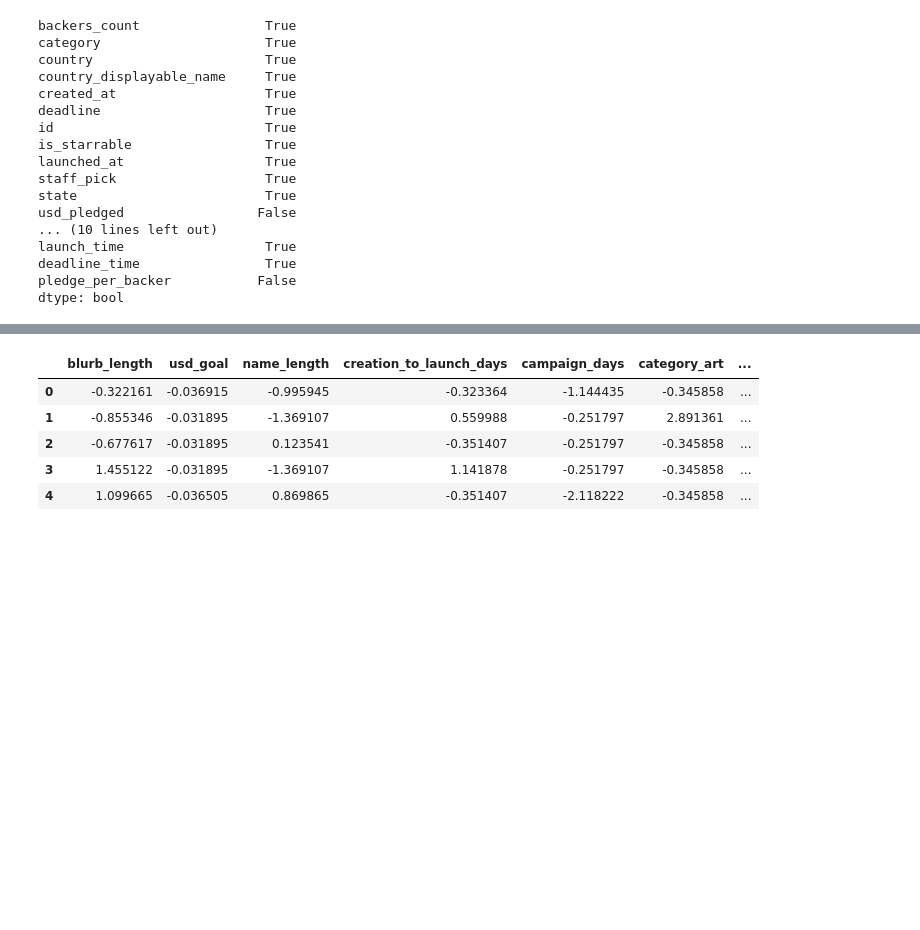
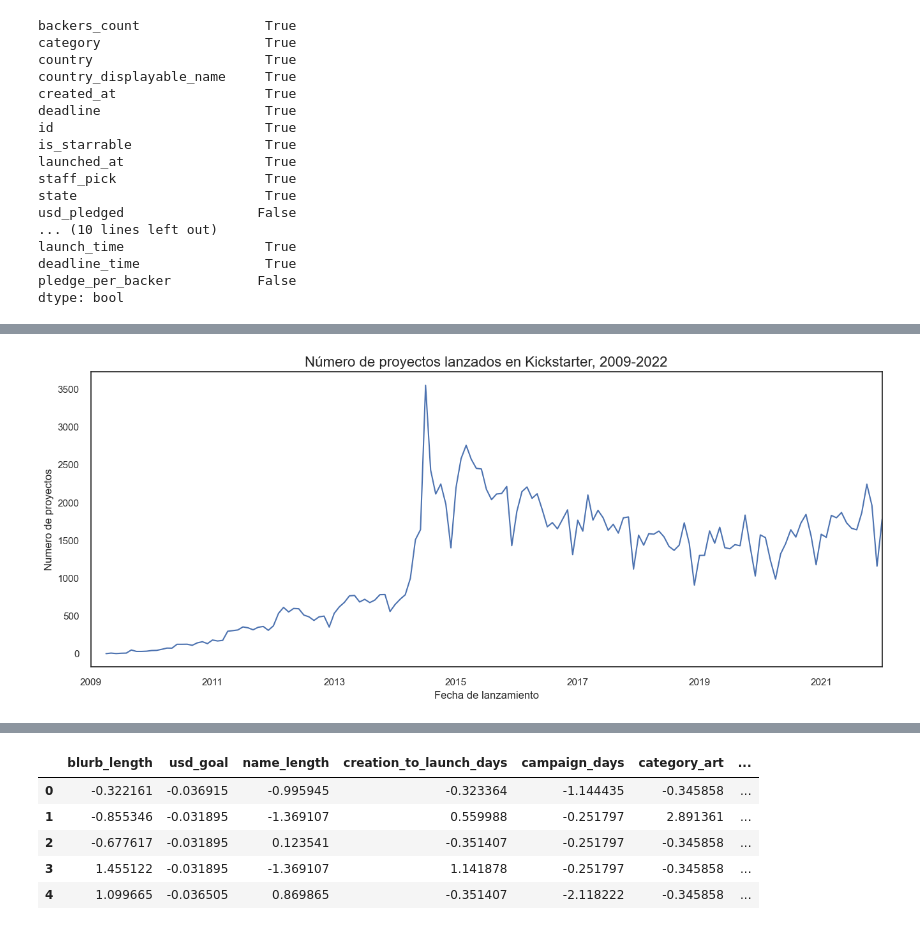
Before and after one commit to ababdalla/Tesis, a Jupyter notebook: Analisis-Tesis.ipynb, the cells around one changed output, grey strips where cells are left out. Cells and saved outputs as stored; diff of their text form; code cells hidden in the pictures; blank space fills up the shorter version.

```diff
--- a/Analisis-Tesis.ipynb
+++ b/Analisis-Tesis.ipynb
@@ -1092,0 +714,11 @@ The dependent variable will now be converted into 1s (successful) and 0s (failur
+# %%
+# Plotting the number of projects launched each month
+plt.figure(figsize=(16,6))
+df.set_index('launched_at').category.resample('MS').count().plot()
+plt.xlim('2009-01-01', '2022-01-01') # Limiting to whole months
+plt.xlabel('Fecha de lanzamiento', fontsize=12)
+plt.ylabel('Numero de proyectos', fontsize=12)
+plt.title('Número de proyectos lanzados en Kickstarter, 2009-2022', fontsize=16)
+plt.show()
+# %% [output]
+[figure, added]
```
Also changed, not shown: parts of 257 cells of this notebook.
